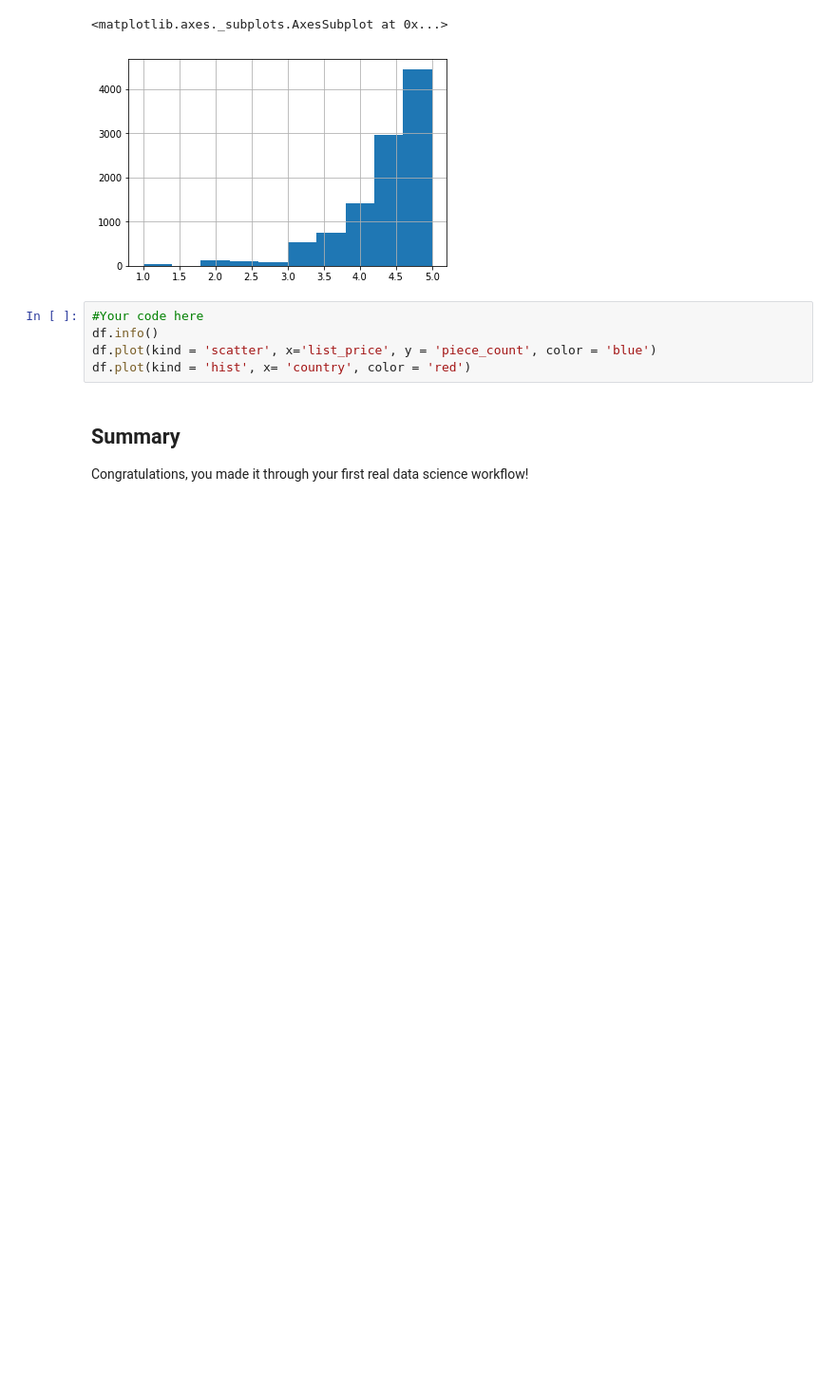
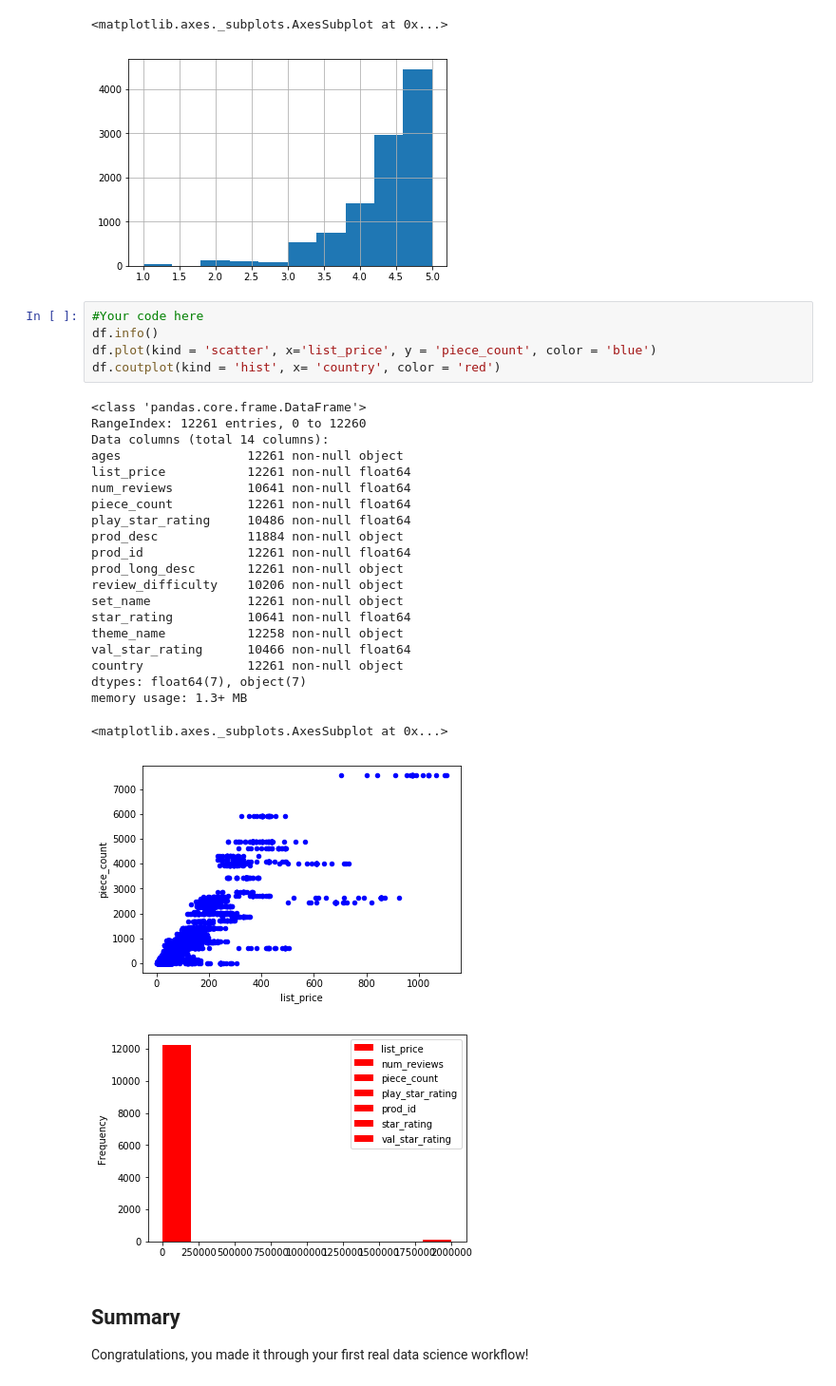
Before and after one commit to mzhou356/dsc-first-codealong-dc-ds-060319, a Jupyter notebook: index.ipynb, the cells around one changed output. Shown: that part at 95% size. Saved outputs shown, nothing was run; the diff lists cells and outputs as text; blank space fills up the shorter version.

```diff
--- a/index.ipynb
+++ b/index.ipynb
@@ -382,8 +382,31 @@ df.play_star_rating.hist()
 # %%
 #Your code here
 df.info()
 df.plot(kind = 'scatter', x='list_price', y = 'piece_count', color = 'blue')
-df.plot(kind = 'hist', x= 'country', color = 'red')
+df.coutplot(kind = 'hist', x= 'country', color = 'red')
+# %% [output]
+<class 'pandas.core.frame.DataFrame'>
+RangeIndex: 12261 entries, 0 to 12260
+Data columns (total 14 columns):
+ages                 12261 non-null object
+list_price           12261 non-null float64
+num_reviews          10641 non-null float64
+piece_count          12261 non-null float64
+play_star_rating     10486 non-null float64
+prod_desc            11884 non-null object
+prod_id              12261 non-null float64
+prod_long_desc       12261 non-null object
+review_difficulty    10206 non-null object
+set_name             12261 non-null object
+star_rating          10641 non-null float64
+theme_name           12258 non-null object
+val_star_rating      10466 non-null float64
+country              12261 non-null object
+dtypes: float64(7), object(7)
+memory usage: 1.3+ MB
+<matplotlib.axes._subplots.AxesSubplot at 0x...>
+[figure, added]
+[figure, added]
 # %% [markdown]
 ## Summary
 
```
